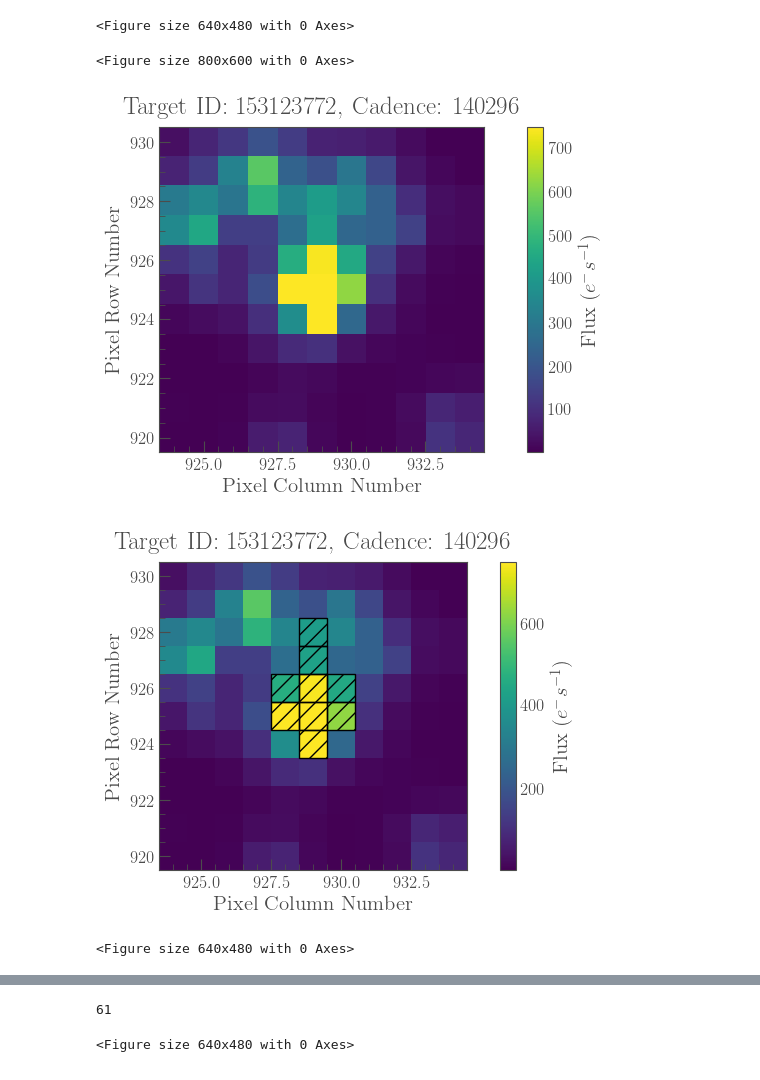
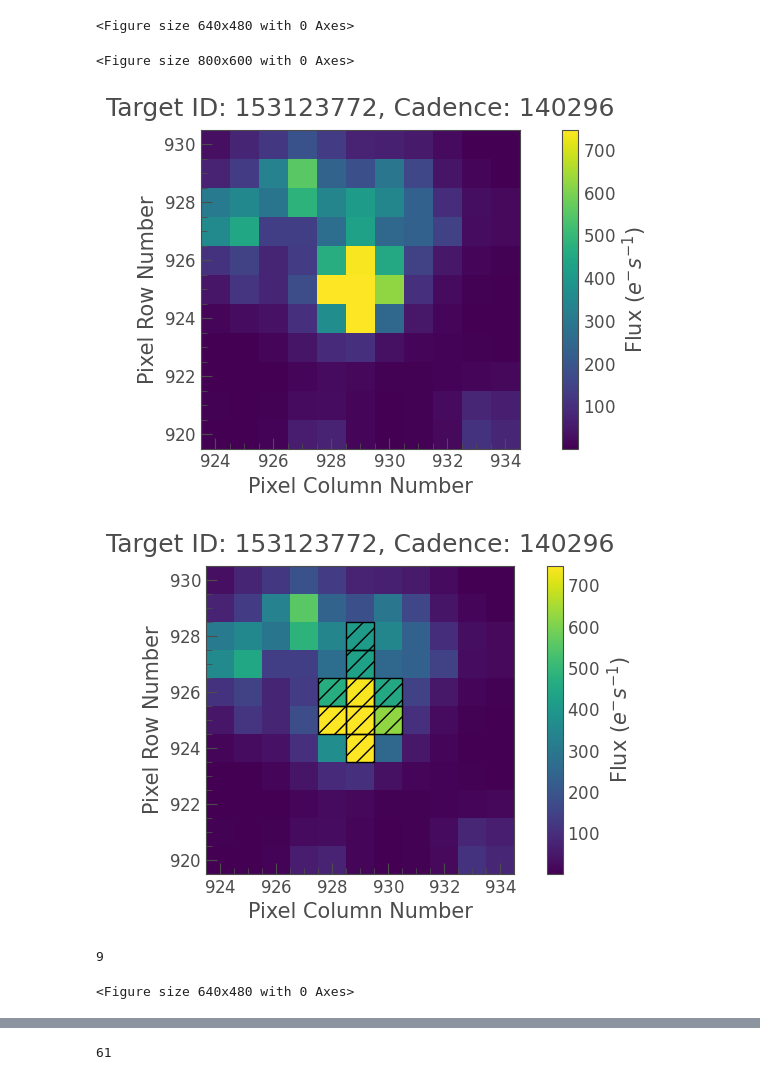
Before and after one commit to iamalisalehi/Self_Lensing, a Jupyter notebook: TIC1_TPF_Sector33.ipynb, the cells around one changed output, grey strips where cells are left out. Saved outputs shown, nothing was run; the diff lists cells and outputs as text; code cells hidden in the pictures.

```diff
--- a/TIC1_TPF_Sector33.ipynb
+++ b/TIC1_TPF_Sector33.ipynb
@@ -6,43 +26,52 @@ import pandas as pd
 import scipy.io
 import lightkurve as lk
 from matplotlib import rc
+
 rc('font', **{'family':'serif','serif':['Helvetica']})
 rc('text', usetex=True)
 plt.rcParams.update({'font.size': 14})
+
+import matplotlib as mpl
+mpl.rcParams.update(mpl.rcParamsDefault)
 # %%
 ## SECTOR 33
 tpf = lk.search_targetpixelfile('TIC 153123772', mission="TESS").download_all(quality_bitmask=195, flux_column='sap_flux')
 
 plt.cla()
 plt.clf()
 plt.figure(figsize=(8, 6))
 tpf[2].plot()
-fig=plt.gcf()
+fig = plt.gcf()
 fig.tight_layout(pad=0.0)
 fig.savefig("Sector33_WMask.jpg", dpi=200)
 
-ns=2
+ns = 2
 target_mask = tpf[ns].create_threshold_mask(threshold=5.1, reference_pixel='center')
 
-plt.show( tpf[ns].plot(aperture_mask=target_mask, mask_color='k') )
-fig=plt.gcf()
+plt.show(tpf[ns].plot(aperture_mask=target_mask, mask_color='k'))
+
+fig = plt.gcf()
 fig.savefig("Sector33_AMask.jpg", dpi=200)
 
 
 n_target_pixels = target_mask.sum()
-n_target_pixels
+print(n_target_pixels)
+
 target_lc = tpf[ns].to_lightcurve(aperture_mask=target_mask,) ## convert to light curve
-plt.show( target_lc.plot(label='Target + background') )# plot its light curve
+plt.show(target_lc.plot(label='Target + background')) # plot its light curve
+
 background_mask = ~tpf[ns].create_threshold_mask(threshold=0.001, reference_pixel=None)# estimating background
 plt.show(tpf[ns].plot(aperture_mask=background_mask, mask_color='w') )
-fig=plt.gcf()
+
+fig = plt.gcf()
 fig.savefig("Sector33_BMask.jpg", dpi=200)
 
 n_background_pixels = background_mask.sum()
-n_background_pixels
+print(n_background_pixels)
 # %% [output]
 <Figure size 640x480 with 0 Axes>
 <Figure size 800x600 with 0 Axes>
-[figure, old version]
+[figure, new version]
-[figure, old version]
+[figure, new version]
-<Figure size 640x480 with 0 Axes>
+9
+<Figure size 640x480 with 0 Axes>
@@ -51,5 +80,4 @@ n_background_pixels
-61
-<Figure size 640x480 with 0 Axes>
+61
 # %%
 background_lc_per_pixel = tpf[ns].to_lightcurve(aperture_mask=background_mask) / n_background_pixels
 background_estimate_lc = background_lc_per_pixel * n_target_pixels
```
Also changed, not shown: parts of 4 cells of this notebook.
